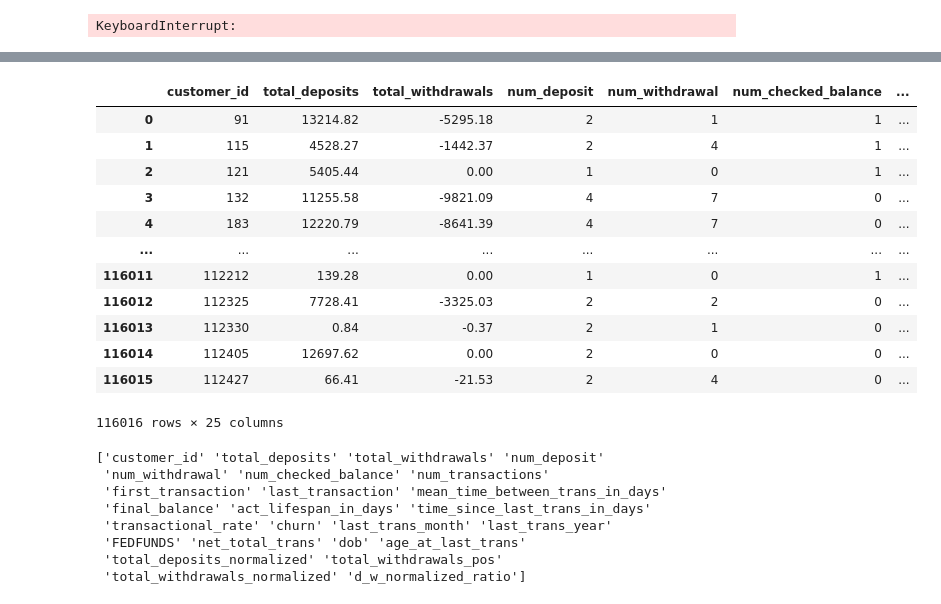
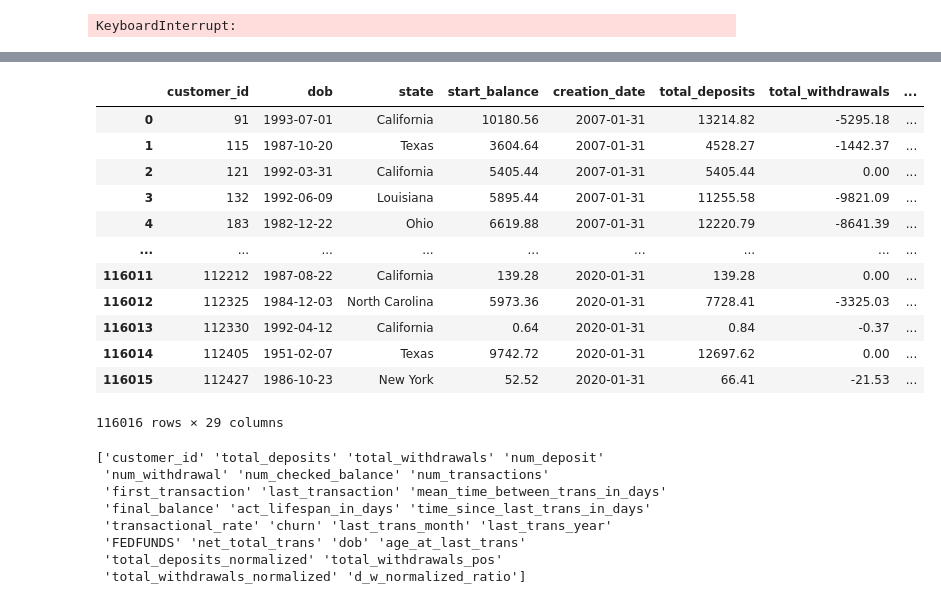
Before and after one commit to gegaddis/bank-churn, a Jupyter notebook: griffen_models.ipynb, the cells around one changed output, grey strips where cells are left out. Saved outputs shown, nothing was run; the diff lists cells and outputs as text; code cells hidden in the pictures.

```diff
--- a/griffen_models.ipynb
+++ b/griffen_models.ipynb
@@ -66,3 +66,14 @@ t_df_original['withdrawal_y'] = (t_df_original['withdrawal'].abs() > 0).astype(i
 t_df_original['checked_balance'] = (t_df_original['amount'].abs() == 0).astype(int)
 t_df_original['time_since_last_trans'] = t_df_original.groupby('customer_id')['transaction_date'].diff()
 t_df_original['time_since_last_trans_in_days'] = t_df_original['time_since_last_trans'].dt.total_seconds()/(60*60*24)
+t_df_original['running_balance'] = t_df_original.groupby('customer_id')['amount'].cumsum()
+
+temp_df = t_df_original.groupby('customer_id').agg(last_date=('transaction_date','max'))
+t_df_original = t_df_original.merge(temp_df, how='inner', on='customer_id')
+t_df_original['3m_mark'] = t_df_original['last_date'] + pd.Timedelta(-91, 'd')
+t_df_original['last_3_months'] = (t_df_original['transaction_date'] >=
+                                  t_df_original['3m_mark']
+                                  ).replace({True:1, False:0})
+t_df_original = t_df_original.drop(columns=[ '3m_mark', 'last_date'])
+
+display(t_df_original)
@@ -138,13 +191,13 @@ display(ir_df)
 # %%
 # Merge with c_summary. Create feature that is interest rate at last transaction date.
-c_summary['last_trans_month'] = c_summary['last_transaction'].dt.month
-c_summary['last_trans_year'] = c_summary['last_transaction'].dt.year
-c_summary = pd.merge(c_summary, ir_df, left_on=['last_trans_month', 'last_trans_year'], right_on=['month','year'])
+c_combined['last_trans_month'] = c_combined['last_transaction'].dt.month
+c_combined['last_trans_year'] = c_combined['last_transaction'].dt.year
+c_combined = pd.merge(c_combined, ir_df, left_on=['last_trans_month', 'last_trans_year'], right_on=['month','year'])
 # %%
-c_summary = c_summary.drop(['DATE','month','year'],axis=1)
+c_combined = c_combined.drop(['DATE','month','year'],axis=1)
 # %%
 # create net_total_trans column
-c_summary['net_total_trans'] = c_summary['total_deposits'] + c_summary['total_withdrawals']
+c_combined['net_total_trans'] = c_combined['total_deposits'] + c_combined['total_withdrawals']
 # %%
 # get age of customers from c_df
 c_summary = pd.merge(c_summary, c_df_original[['customer_id','dob']], on=['customer_id'])
@@ -159,17 +213,17 @@ c_summary['d_w_normalized_ratio'] =  c_summary['total_withdrawals_normalized']/
 # %%
-display(c_summary)
+display(c_combined)
 # %% [output]
-|  | customer_id | total_deposits | total_withdrawals | num_deposit | num_withdrawal | num_checked_balance | ... |
-| 0 | 91 | 13214.82 | -5295.18 | 2 | 1 | 1 | ... |
-| 1 | 115 | 4528.27 | -1442.37 | 2 | 4 | 1 | ... |
-| 2 | 121 | 5405.44 | 0.00 | 1 | 0 | 1 | ... |
-| 3 | 132 | 11255.58 | -9821.09 | 4 | 7 | 0 | ... |
-| 4 | 183 | 12220.79 | -8641.39 | 4 | 7 | 0 | ... |
-| ... | ... | ... | ... | ... | ... | ... | ... |
-| 116011 | 112212 | 139.28 | 0.00 | 1 | 0 | 1 | ... |
-| 116012 | 112325 | 7728.41 | -3325.03 | 2 | 2 | 0 | ... |
-| 116013 | 112330 | 0.84 | -0.37 | 2 | 1 | 0 | ... |
-| 116014 | 112405 | 12697.62 | 0.00 | 2 | 0 | 0 | ... |
-| 116015 | 112427 | 66.41 | -21.53 | 2 | 4 | 0 | ... |
+|  | customer_id | dob | state | start_balance | creation_date | total_deposits | total_withdrawals | ... |
+| 0 | 91 | 1993-07-01 | California | 10180.56 | 2007-01-31 | 13214.82 | -5295.18 | ... |
+| 1 | 115 | 1987-10-20 | Texas | 3604.64 | 2007-01-31 | 4528.27 | -1442.37 | ... |
+| 2 | 121 | 1992-03-31 | California | 5405.44 | 2007-01-31 | 5405.44 | 0.00 | ... |
+| 3 | 132 | 1992-06-09 | Louisiana | 5895.44 | 2007-01-31 | 11255.58 | -9821.09 | ... |
+| 4 | 183 | 1982-12-22 | Ohio | 6619.88 | 2007-01-31 | 12220.79 | -8641.39 | ... |
+| ... | ... | ... | ... | ... | ... | ... | ... | ... |
+| 116011 | 112212 | 1987-08-22 | California | 139.28 | 2020-01-31 | 139.28 | 0.00 | ... |
+| 116012 | 112325 | 1984-12-03 | North Carolina | 5973.36 | 2020-01-31 | 7728.41 | -3325.03 | ... |
+| 116013 | 112330 | 1992-04-12 | California | 0.64 | 2020-01-31 | 0.84 | -0.37 | ... |
+| 116014 | 112405 | 1951-02-07 | Texas | 9742.72 | 2020-01-31 | 12697.62 | 0.00 | ... |
+| 116015 | 112427 | 1986-10-23 | New York | 52.52 | 2020-01-31 | 66.41 | -21.53 | ... |
-116016 rows × 25 columns
+116016 rows × 29 columns
 # %%
```
Also changed, not shown: parts of 21 cells of this notebook.
